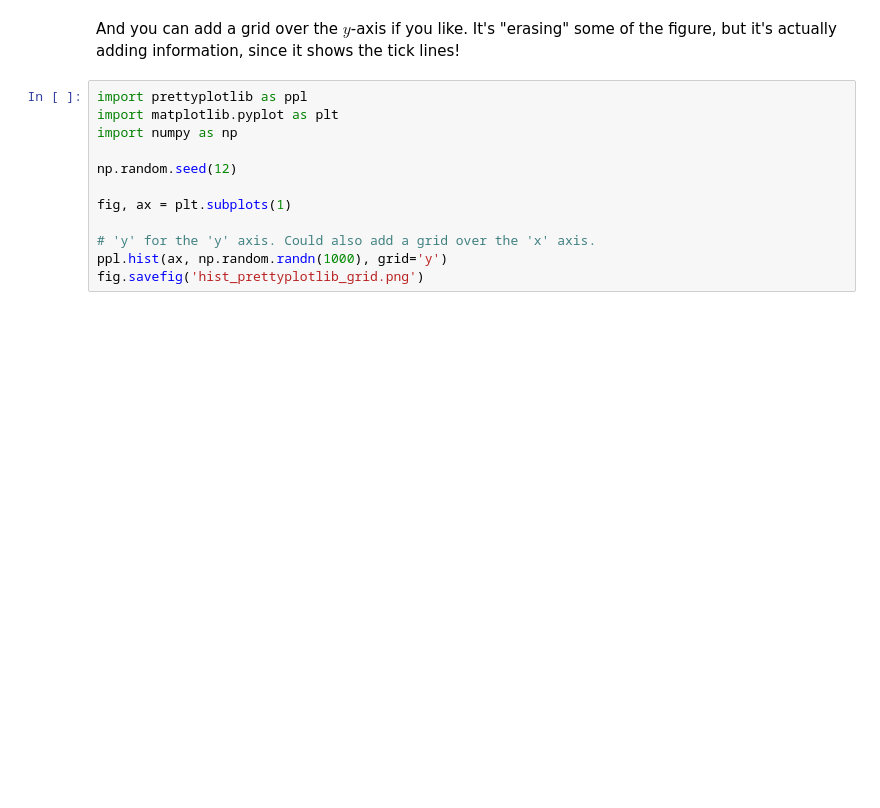
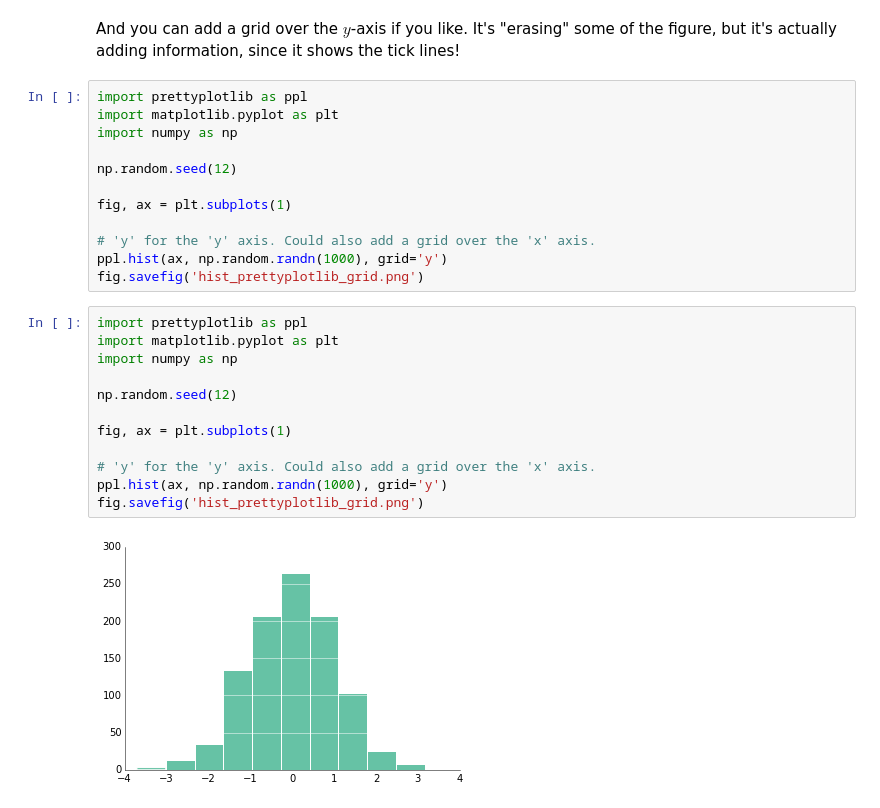
Before and after one commit to olgabot/prettyplotlib, a Jupyter notebook: ipython_notebooks/hist.ipynb, the cells around one changed output. Cells and saved outputs as stored; diff of their text form; blank space fills up the shorter version.

```diff
--- a/ipython_notebooks/hist.ipynb
+++ b/ipython_notebooks/hist.ipynb
@@ -58,3 +58,17 @@ fig, ax = plt.subplots(1)
 # 'y' for the 'y' axis. Could also add a grid over the 'x' axis.
 ppl.hist(ax, np.random.randn(1000), grid='y')
 fig.savefig('hist_prettyplotlib_grid.png')
+# %%
+import prettyplotlib as ppl
+import matplotlib.pyplot as plt
+import numpy as np
+
+np.random.seed(12)
+
+fig, ax = plt.subplots(1)
+
+# 'y' for the 'y' axis. Could also add a grid over the 'x' axis.
+ppl.hist(ax, np.random.randn(1000), grid='y')
+fig.savefig('hist_prettyplotlib_grid.png')
+# %% [output]
+[figure, added]
```
Also changed, not shown: parts of 5 cells of this notebook, 12 other files.
